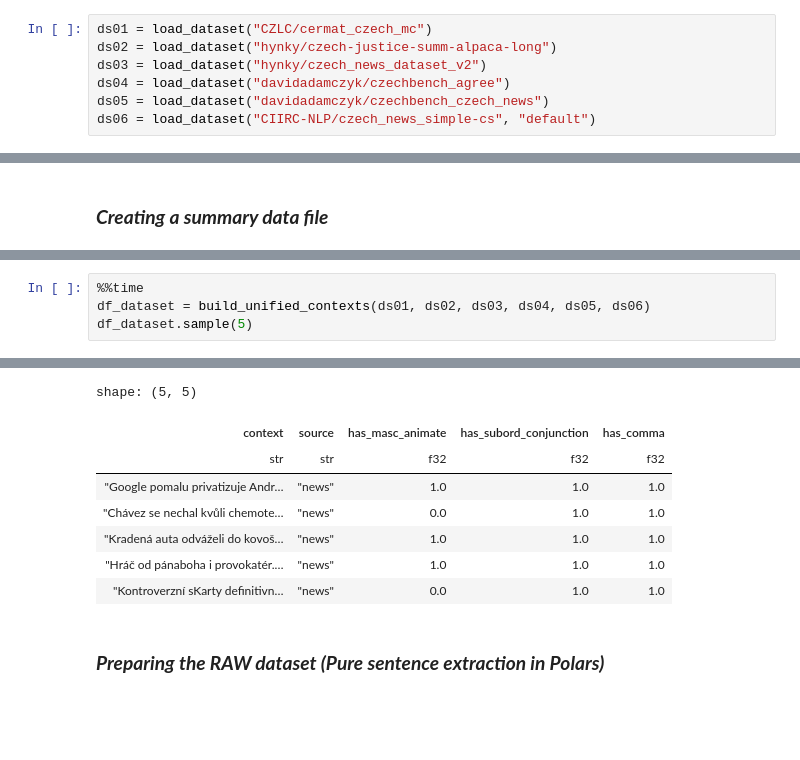
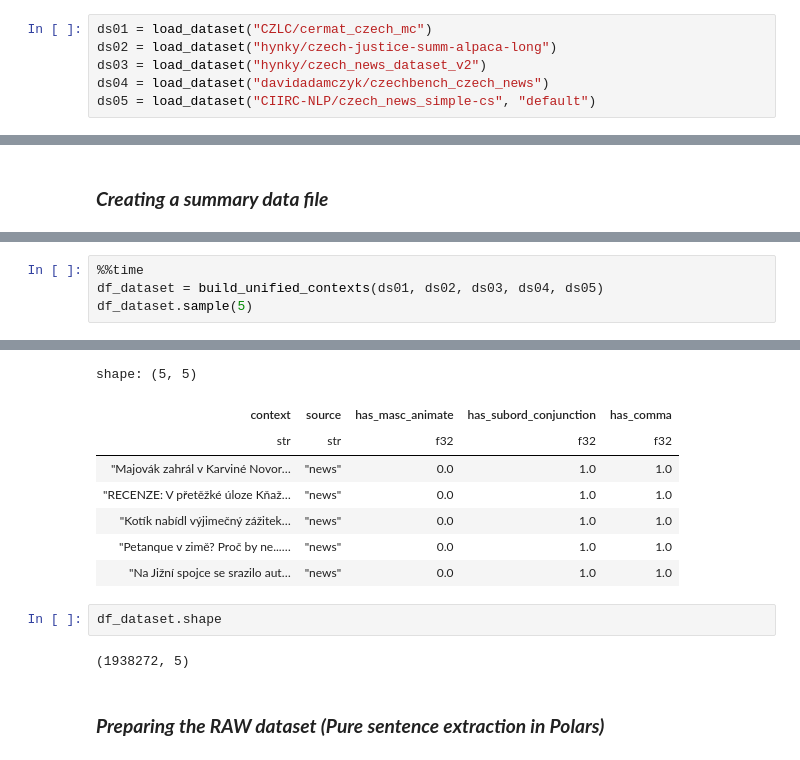
Before and after one commit to RadimKozl/Datasets, a Jupyter notebook: czech-text-dataset.ipynb, the cells around one changed output, grey strips where cells are left out. Drawn from its saved outputs; the diff is of its cells as text; blank space fills up the shorter version.

Commit message:
Kaggle Notebook | Czech_text_dataset | Version 4

```diff
--- a/czech-text-dataset.ipynb
+++ b/czech-text-dataset.ipynb
@@ -111,7 +107,6 @@ login(token=hf_token)
 ds01 = load_dataset("CZLC/cermat_czech_mc")
 ds02 = load_dataset("hynky/czech-justice-summ-alpaca-long")
 ds03 = load_dataset("hynky/czech_news_dataset_v2")
-ds04 = load_dataset("davidadamczyk/czechbench_agree")
-ds05 = load_dataset("davidadamczyk/czechbench_czech_news")
-ds06 = load_dataset("CIIRC-NLP/czech_news_simple-cs", "default")
+ds04 = load_dataset("davidadamczyk/czechbench_czech_news")
+ds05 = load_dataset("CIIRC-NLP/czech_news_simple-cs", "default")
 # %%
@@ -319,6 +313,6 @@ def build_unified_contexts(ds01, ds02, ds03, ds04, ds05, ds06):
 # %%
 %%time
-df_dataset = build_unified_contexts(ds01, ds02, ds03, ds04, ds05, ds06)
+df_dataset = build_unified_contexts(ds01, ds02, ds03, ds04, ds05)
 df_dataset.sample(5)
 # %% [output]
 I am starting the unification of Czech text contexts using Polars...
@@ -328,11 +322,15 @@ Wall time: 1min 20s
 shape: (5, 5)
 | context | source | has_masc_animate | has_subord_conjunction | has_comma |
 | str | str | f32 | f32 | f32 |
-| "Google pomalu privatizuje Andr… | "news" | 1.0 | 1.0 | 1.0 |
-| "Chávez se nechal kvůli chemote… | "news" | 0.0 | 1.0 | 1.0 |
-| "Kradená auta odváželi do kovoš… | "news" | 1.0 | 1.0 | 1.0 |
-| "Hráč od pánaboha i provokatér.… | "news" | 1.0 | 1.0 | 1.0 |
-| "Kontroverzní sKarty definitivn… | "news" | 0.0 | 1.0 | 1.0 |
+| "Majovák zahrál v Karviné Novor… | "news" | 0.0 | 1.0 | 1.0 |
+| "RECENZE: V přetěžké úloze Kňaž… | "news" | 0.0 | 1.0 | 1.0 |
+| "Kotík nabídl výjimečný zážitek… | "news" | 0.0 | 1.0 | 1.0 |
+| "Petanque v zimě? Proč by ne...… | "news" | 0.0 | 1.0 | 1.0 |
+| "Na Jižní spojce se srazilo aut… | "news" | 0.0 | 1.0 | 1.0 |
+# %%
+df_dataset.shape
+# %% [output]
+(1938272, 5)
 # %% [markdown]
 ### ***Preparing the RAW dataset (Pure sentence extraction in Polars)***
 # %%
```
Also changed, not shown: parts of 21 cells of this notebook.
